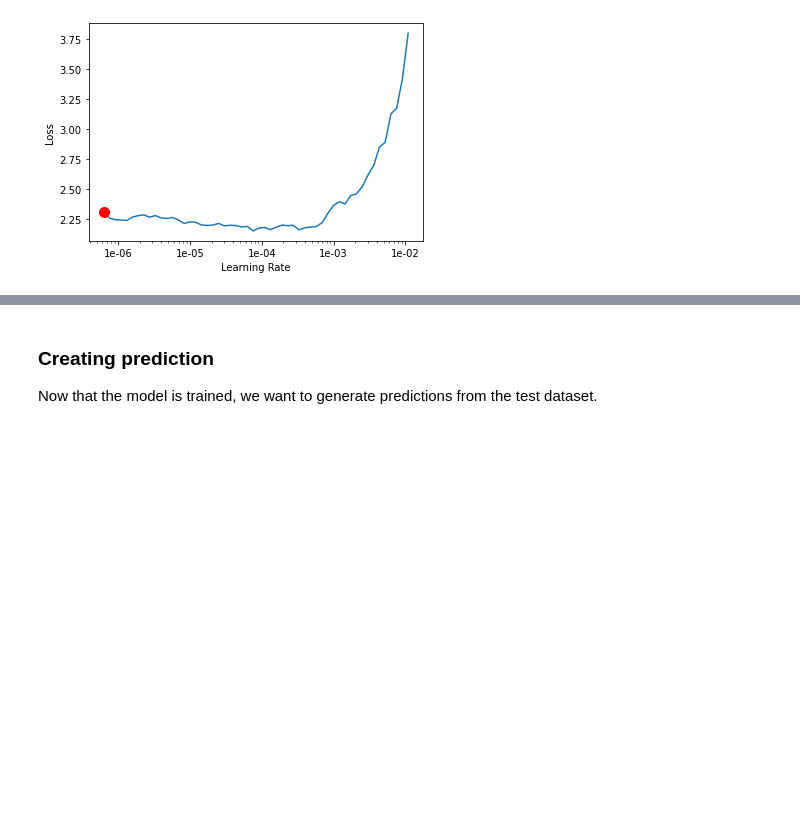
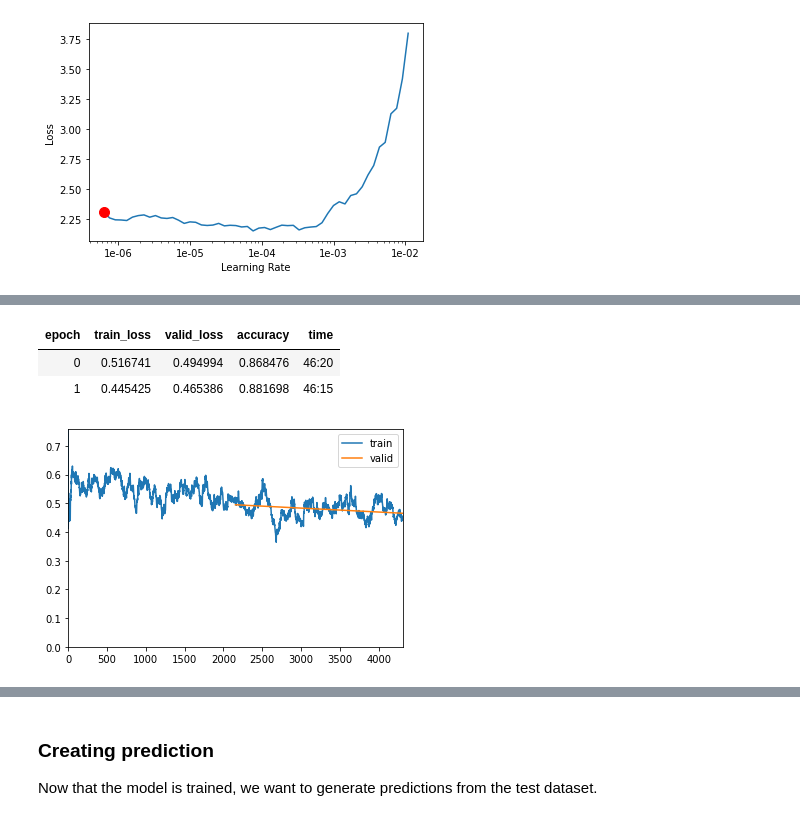
Before and after one commit to tanny411/Authorship-Attribution-using-Transfer-Learning, a Jupyter notebook: Other Models/BanglaBERT/Bangla_BERT.ipynb, the cells around one changed output, grey strips where cells are left out. Drawn from its saved outputs; the diff is of its cells as text; code cells hidden in the pictures; blank space fills up the shorter version.

```diff
--- a/Other Models/BanglaBERT/Bangla_BERT.ipynb
+++ b/Other Models/BanglaBERT/Bangla_BERT.ipynb
@@ -392,5 +396,10 @@ learner.save(BBert/'epoch_17')
 # %%
-learner.load(BBert/'epoch_17')
+learner.load(BBert/'epoch_16')
 learner.unfreeze()
-learner.fit_one_cycle(5, max_lr=slice(lr*0.95**num_groups, lr), moms=(0.8, 0.9))
-learner.save(BBert/'epoch_22')
+learner.fit_one_cycle(2, max_lr=slice(lr*0.95**num_groups, lr), moms=(0.8, 0.9))
+learner.save(BBert/'epoch_18')
+# %% [output]
+| epoch | train_loss | valid_loss | accuracy | time |
+| 0 | 0.516741 | 0.494994 | 0.868476 | 46:20 |
+| 1 | 0.445425 | 0.465386 | 0.881698 | 46:15 |
+[figure, added]
```
Also changed, not shown: parts of 18 cells of this notebook, 1 other file.
